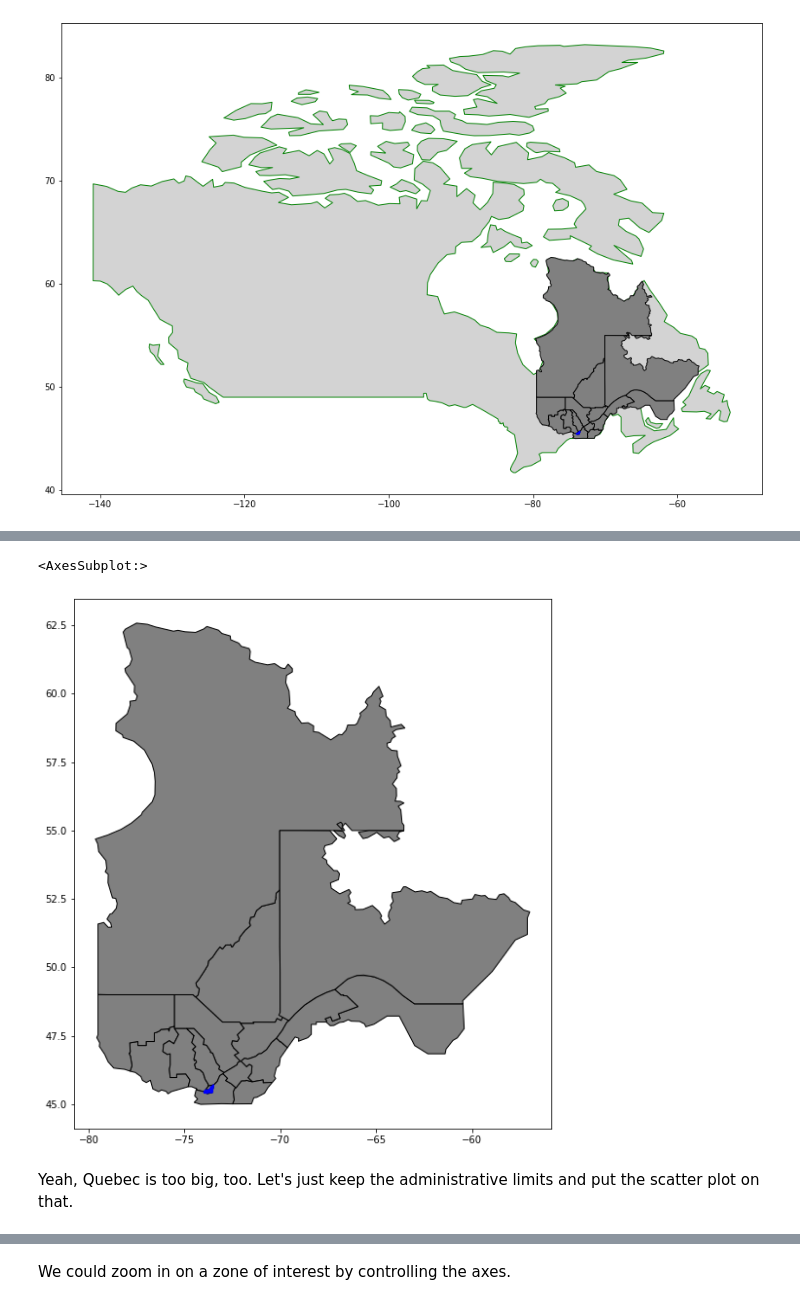
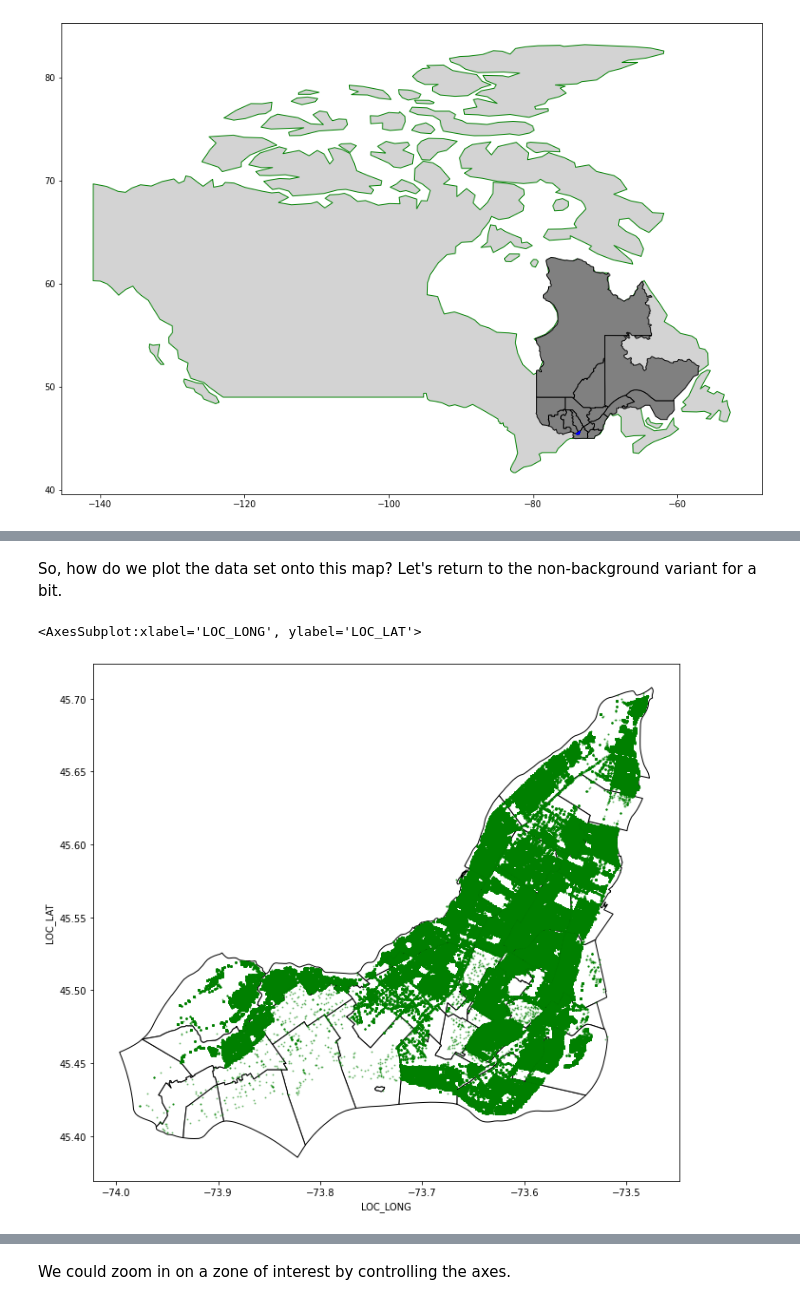
Before and after one commit to satuelisa/Requetes311, a Jupyter notebook: CaseStudy.ipynb, the cells around one changed output, grey strips where cells are left out. Cells and saved outputs as stored; diff of their text form; code cells hidden in the pictures.

```diff
--- a/CaseStudy.ipynb
+++ b/CaseStudy.ipynb
@@ -191,7 +191,7 @@ data.loc[data['LOC_LAT'] < 1]
 # %% [markdown]
 Looks like someone somehow forgot to register those. Let's plot the *others* .
 # %%
-valid = data.loc[data['LOC_LAT'] > 1]
+valid = data.loc[data['LOC_LAT'] > 40] # at least be near Canada in terms of the latitude
 # small and semitransparent dots to help visualize density
 import matplotlib.pyplot as plt
 plt.rcParams['figure.figsize'] = [20, 10] # bigger plots
@@ -219,9 +253,9 @@ Canada is way too big. We have to zoom in. In fact, best ditch the country altog
+# %% [markdown]
+So, how do we plot the data set onto this map? Let's return to the non-background variant for a bit.
 # %%
-fig, ax = plt.subplots(1, 1) # we want to plot many things on the same figure
-quebec.plot(edgecolor = 'black', color = 'gray', ax = ax) # on the same plot
-montreal.plot(edgecolor = 'blue', color = 'black', ax = ax)
+fig, ax = plt.subplots(1, 1)
+montreal.plot(edgecolor = 'black', color = 'white', ax = ax)
+valid.plot.scatter(x = 'LOC_LONG', y = 'LOC_LAT', s = 1, alpha = 0.4, color = 'green', ax = ax)
 # %% [output]
-<AxesSubplot:>
+<AxesSubplot:xlabel='LOC_LONG', ylabel='LOC_LAT'>
-[figure, old version]
+[figure, new version]
-# %% [markdown]
-Yeah, Quebec is too big, too. Let's just keep the administrative limits and put the scatter plot on that.
```
Also changed, not shown: parts of 30 cells of this notebook.
